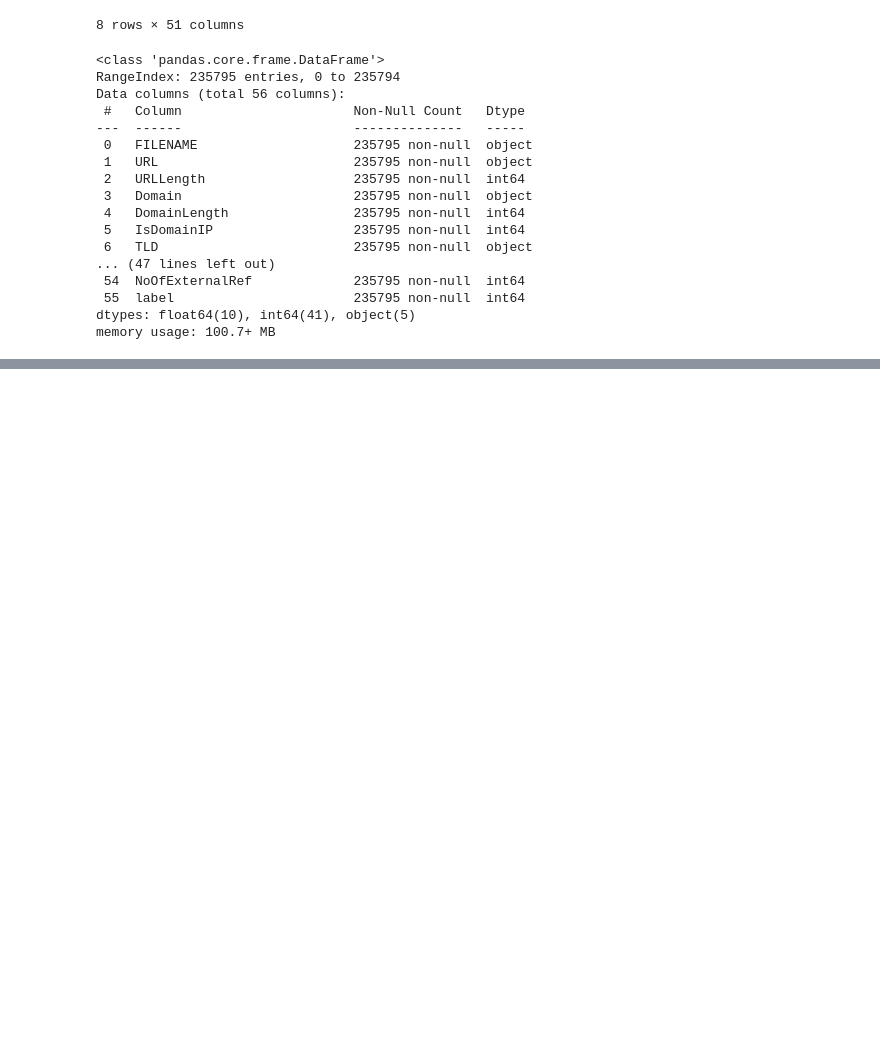
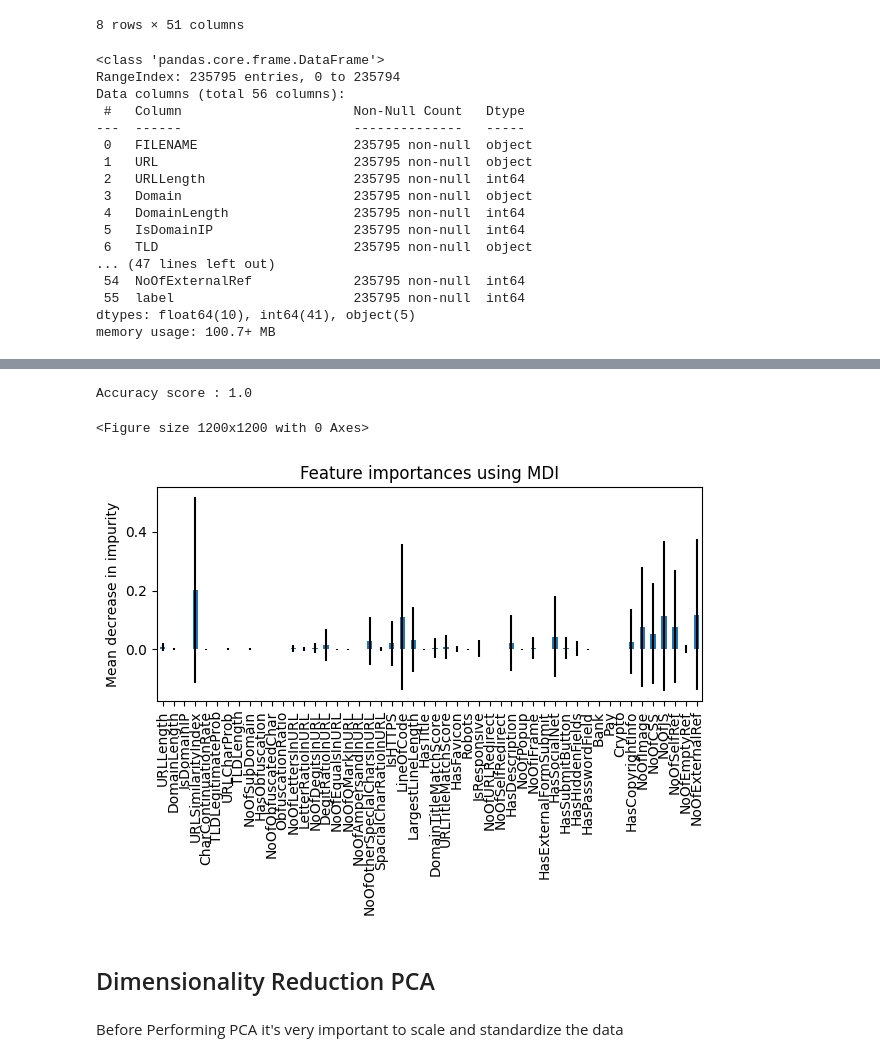
Before and after one commit to gerryfrank10/AI2025, a Jupyter notebook: DPA_PHISHING_URL.ipynb, the cells around one changed output, grey strips where cells are left out. Saved outputs shown, nothing was run; the diff lists cells and outputs as text; code cells hidden in the pictures; blank space fills up the shorter version.

```diff
--- a/DPA_PHISHING_URL.ipynb
+++ b/DPA_PHISHING_URL.ipynb
@@ -177,0 +211,11 @@ ValueError: could not convert string to float: '521848.txt'
+# %%
+from sklearn.model_selection import train_test_split
+
+# Drop all object columns from data
+data_copy = data
+data_copy = data_copy.drop(['URL', 'FILENAME', 'TLD', 'Title', 'Domain'], axis=1)
+X = data_copy.drop('label', axis=1)
+y = data_copy['label']
+X_train, X_test, y_train, y_test = train_test_split(X, y, test_size=0.2, random_state=42)
+print(data_copy.info())
+len(X_train), len(y_train), len(X_test), len(y_test)
@@ -177,0 +241,8 @@ ValueError: could not convert string to float: '521848.txt'
+# %%
+# Model Building
+from sklearn.tree import DecisionTreeClassifier
+from sklearn.metrics import accuracy_score
+model = DecisionTreeClassifier()
+model.fit(X_train, y_train)
+y_pred = model.predict(X_test)
+accuracy_score(y_test, y_pred)
@@ -177,0 +269,28 @@ ValueError: could not convert string to float: '521848.txt'
+# %%
+'''
+Here we will be checking also USING RANDOM FOREST CLASSIFIER
+'''
+
+from sklearn.ensemble import RandomForestClassifier
+model2 = RandomForestClassifier()
+model2.fit(X_train, y_train)
+y_pred = model2.predict(X_test)
+print(f'Accuracy score : {accuracy_score(y_test, y_pred)}')
+
+# Getting Important features from the model based on mean decrease on impurity
+importances = model2.feature_importances_
+std = np.std([tree.feature_importances_ for tree in model2.estimators_], axis=0)
+feature_names = X.columns
+forest_importances = pd.Series(importances, index=feature_names)
+
+# Plotting the important Features
+plt.figure(figsize=(12,12))
+fig, ax = plt.subplots()
+forest_importances.plot.bar(yerr=std, ax=ax)
+ax.set_title("Feature importances using MDI")
+ax.set_ylabel("Mean decrease in impurity")
+fig.tight_layout()
+# %% [output]
+Accuracy score : 1.0
+<Figure size 1200x1200 with 0 Axes>
+[figure, added]
@@ -177,0 +300,4 @@ ValueError: could not convert string to float: '521848.txt'
+# %% [markdown]
+## Dimensionality Reduction PCA
+# %% [markdown]
+Before Performing PCA it's very important to scale and standardize the data
```
Also changed, not shown: parts of 13 cells of this notebook.
